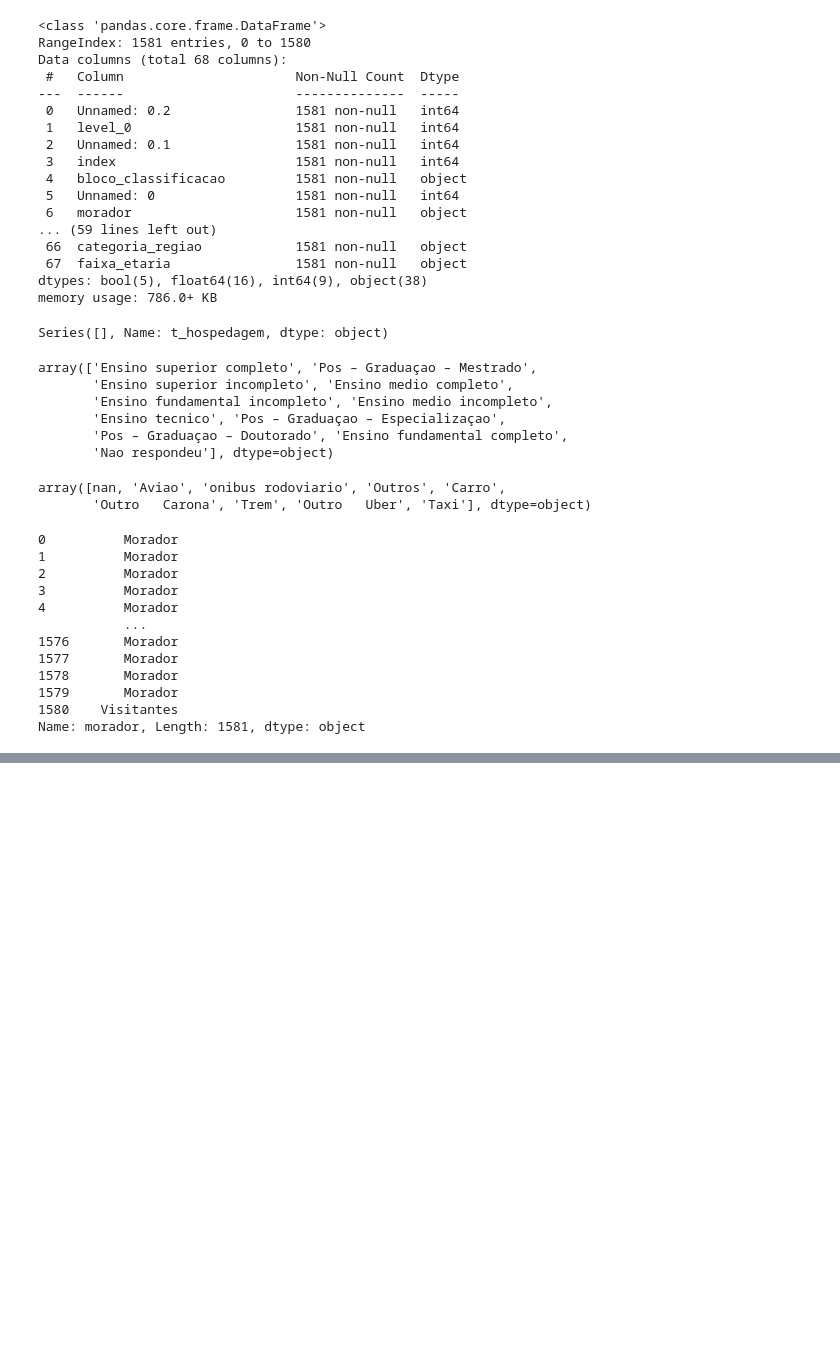
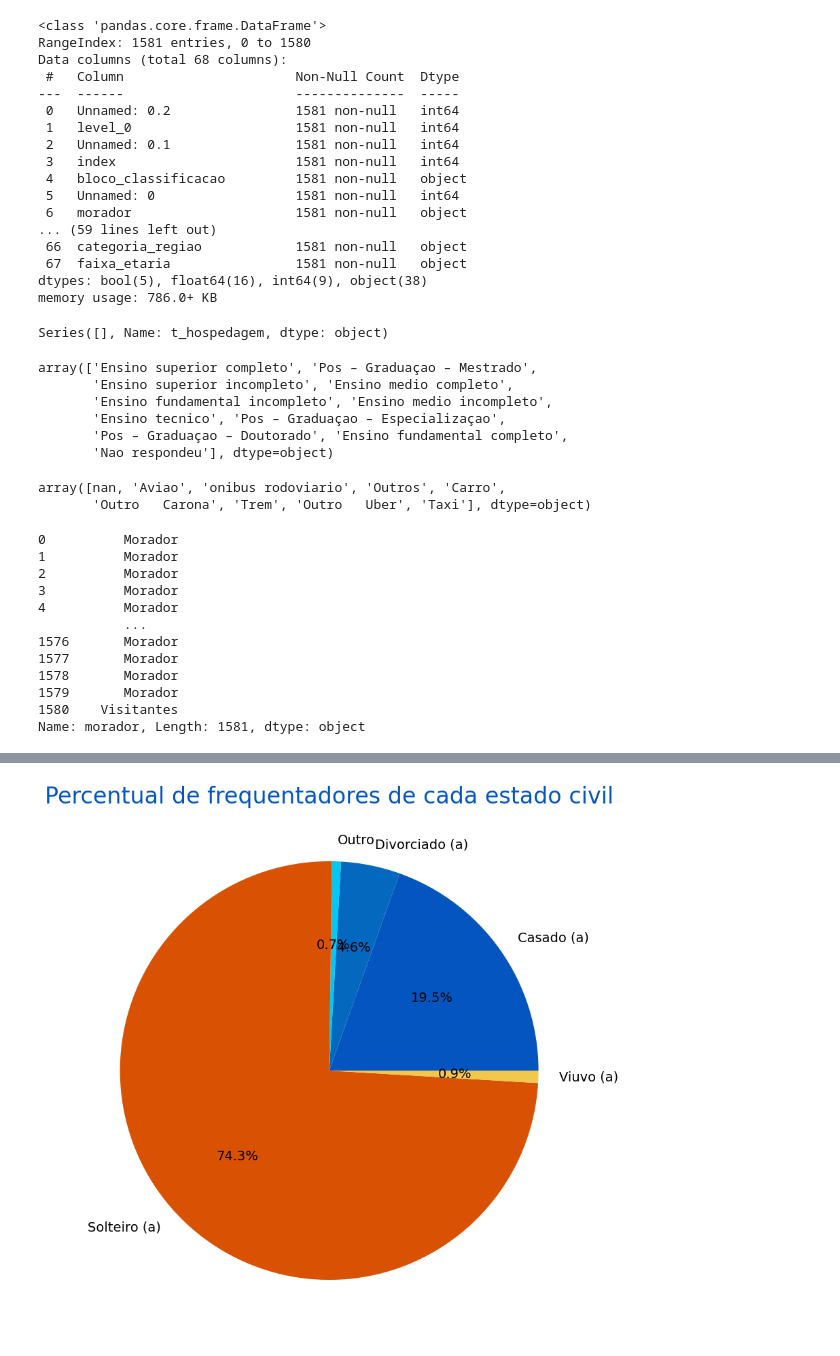
Before and after one commit to joaofq/carnaval-pudding-frontend, a Jupyter notebook: DA_DS/Análises/Tratamento_nulos.ipynb, the cells around one changed output, grey strips where cells are left out. Drawn from its saved outputs; the diff is of its cells as text; code cells hidden in the pictures; blank space fills up the shorter version.

```diff
--- a/DA_DS/Análises/Tratamento_nulos.ipynb
+++ b/DA_DS/Análises/Tratamento_nulos.ipynb
@@ -264,0 +483,7 @@ df.to_csv('data.csv')
+# %%
+plt.figure(figsize=(12,10))
+plt.pie(estado_civil['quantidade'], labels=estado_civil['estado_civil'].unique(), autopct='%1.1f%%', colors=['#0455BF', '#0468BF', '#05C7F2', '#D95204', '#F2C84C'], textprops={'fontsize': 14})
+plt.title("Percentual de frequentadores de cada estado civil", fontsize=24 , color='#0455BF')
+plt.show()
+# %% [output]
+[figure, added]
```
Also changed, not shown: parts of 47 cells of this notebook.
